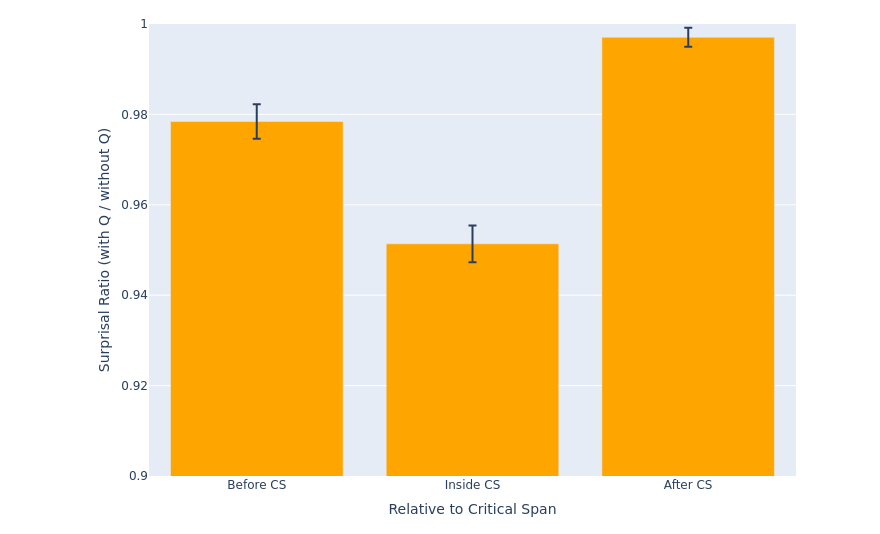
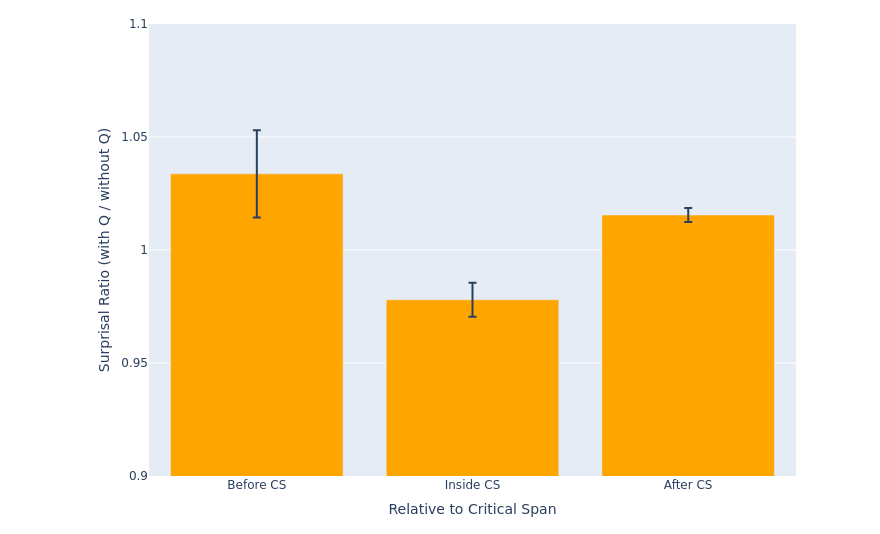
Before and after one commit to lacclab/text-metrics, a Jupyter notebook: text_metrics/notebooks/regime-context-cs-analysis.ipynb, the cells around one changed output. Saved outputs shown, nothing was run; the diff lists cells and outputs as text; code cells hidden in the pictures.

Commit message:
Add relative indexing to regime-context-cs-analysis

```diff
--- a/text_metrics/notebooks/regime-context-cs-analysis.ipynb
+++ b/text_metrics/notebooks/regime-context-cs-analysis.ipynb
@@ -51,7 +51,7 @@ from text_metrics.ling_metrics_funcs import get_metrics
 from functools import partial
 import numpy as np
 
-model_name = "EleutherAI/pythia-70m"
+model_name = "EleutherAI/pythia-6.9b"
 surp_extractor = get_surp_extractor(
     extractor_type=SurpExtractorType.CAT_CTX_LEFT, model_name=model_name
 )
@@ -75,8 +77,10 @@ def calc_surp_ratios(
         add_parsing_features=False,
         overlap_size=512,
     )
+    # prompt = "You will now be given a question about a paragraph followed by the paragraph. You will need to answer the question."
     surp_with_question = get_metrics_partial(
-        left_context_text=left_ctx,
+        # left_context_text=prompt + " " + left_ctx,
+        left_context_text=left_ctx
     )[f"{model_name}_Surprisal"]
 
     surp_without_question = get_metrics_partial(
@@ -214,5 +254,5 @@ plt.show()
 # %%
-flat_res = [x for xs in res.tolist() for x in xs]
+flat_res = [x for xs in relative_to_aspan_ratios.tolist() for x in xs]
 flat_res = np.array(flat_res)
 # %%
 import numpy as np
@@ -227,35 +267,35 @@ bar_names = ["Before CS", "Inside CS", "After CS"]
 conf_intervals = 1.96 * std_errors
 
 # Creating the bar plot
 fig = go.Figure()
 
 # Add bars with error bars (confidence intervals)
 color = "orange"
 fig.add_trace(
     go.Bar(
         x=bar_names,
         y=means,
         error_y=dict(type="data", array=conf_intervals, visible=True),
         marker_color=[color, color, color],  # Optional: change bar colors
     )
 )
 
 # Add layout details
 fig.update_layout(
     # title="Confidence Intervals for Before CS, Inside CS, and After CS",
     xaxis_title="Relative to Critical Span",
     yaxis_title="Surprisal Ratio (with Q / without Q)",
-    yaxis=dict(range=[0.9, 1]),  # Optional: change y-axis range
+    yaxis=dict(range=[0.9, 1.1]),  # Optional: change y-axis range
     # margin
     margin=dict(l=0, r=0, t=0, b=0),
 )
 
 # Show plot
 fig.show(renderer="png")
 # export the plot
 # fig.write_image("surprisal_ratios.svg")
 # %% [output]
-[figure, old version]
+[figure, new version]
 # %%
 # do a t test to see if the surprisal ratios are significantly different (all pairs of before, in, after)
 from scipy.stats import ttest_ind
```
Also changed, not shown: parts of 6 cells of this notebook.
